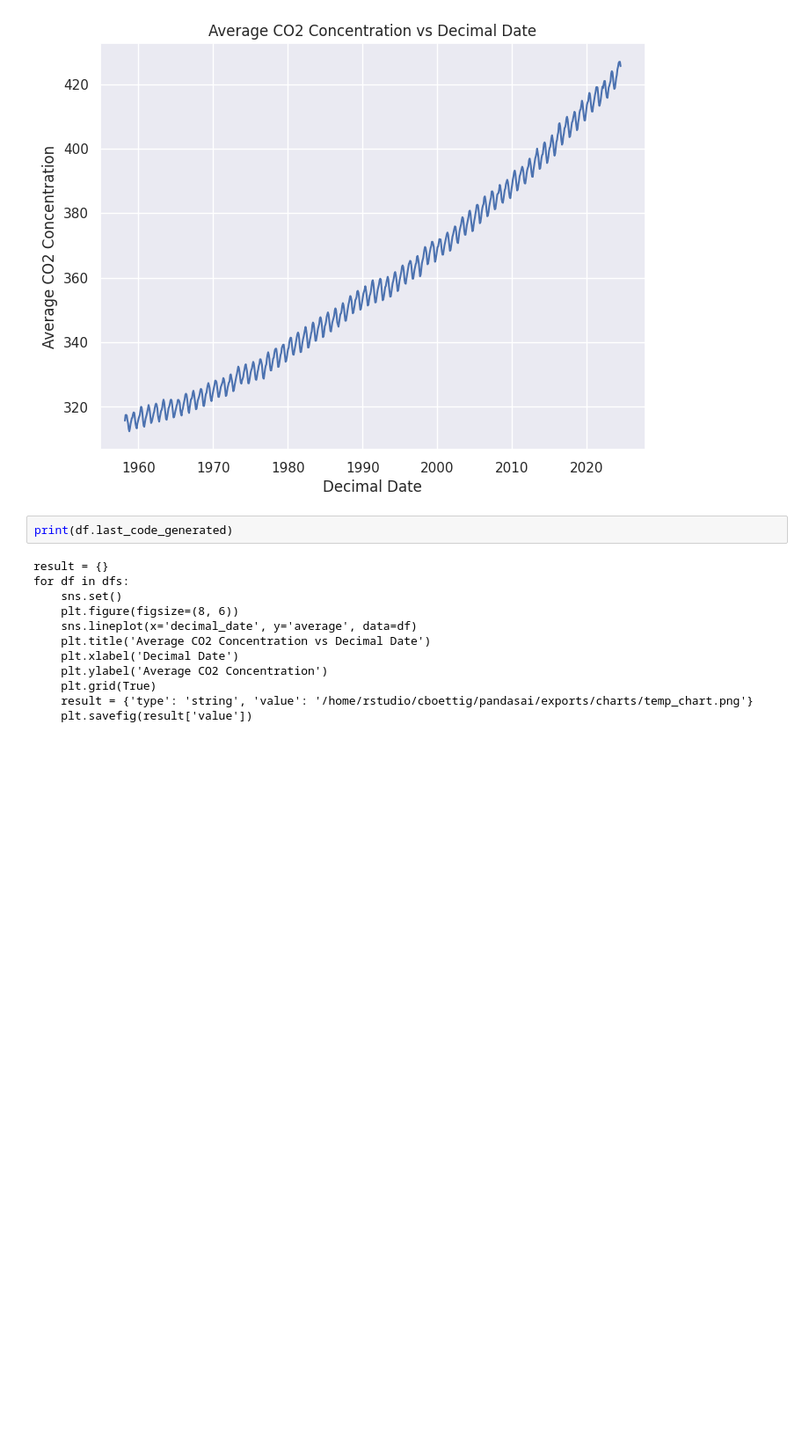
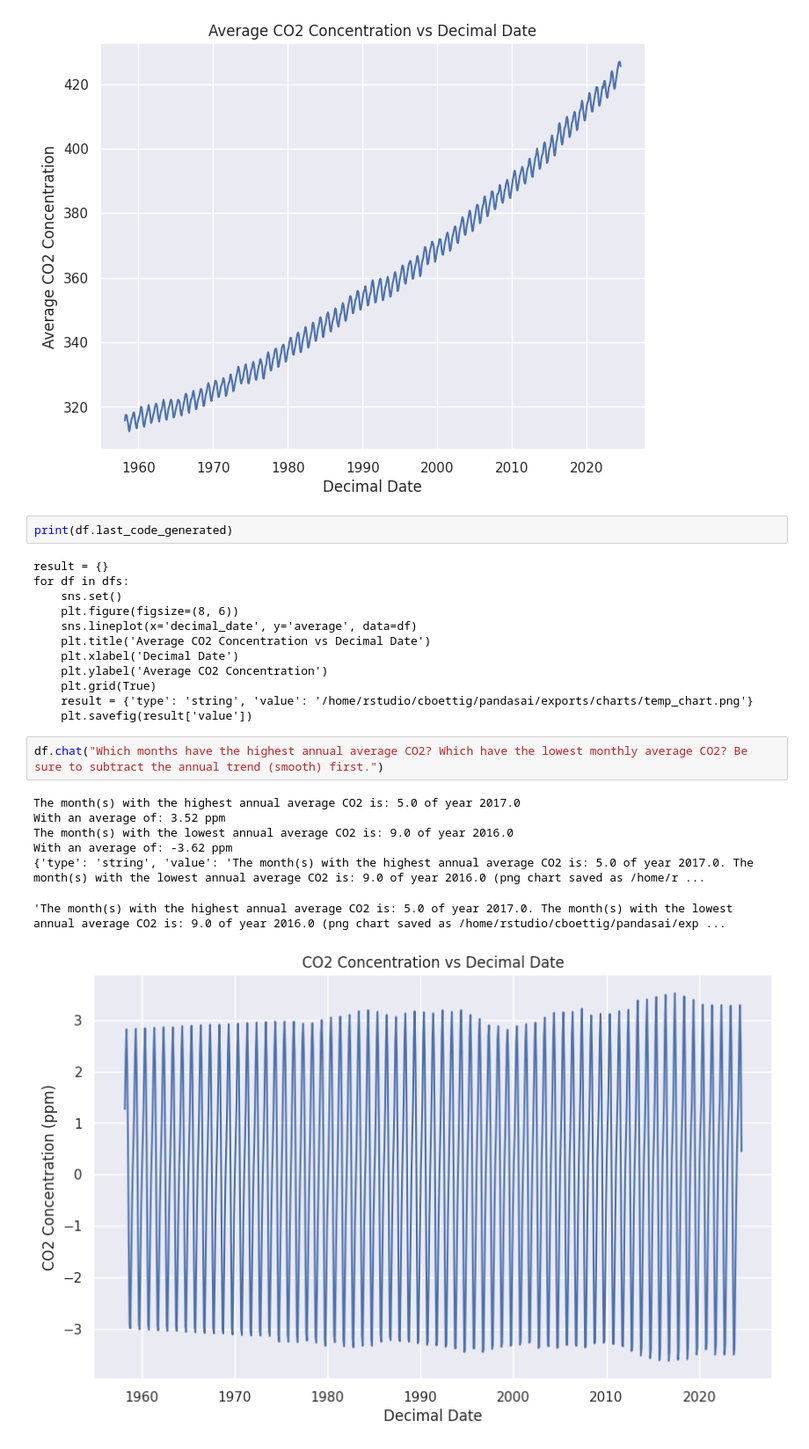
Before and after one commit to espm-157/pandas-ai-testing, a Jupyter notebook: pandas-ai.ipynb, the cells around one changed output. Shown at 88% size. Drawn from its saved outputs; the diff is of its cells as text; blank space fills up the shorter version.

```diff
--- a/pandas-ai.ipynb
+++ b/pandas-ai.ipynb
@@ -111,3 +113,13 @@ for df in dfs:
     plt.grid(True)
     result = {'type': 'string', 'value': '/home/rstudio/cboettig/pandasai/exports/charts/temp_chart.png'}
     plt.savefig(result['value'])
+# %%
+df.chat("Which months have the highest annual average CO2? Which have the lowest monthly average CO2? Be sure to subtract the annual trend (smooth) first.")
+# %% [output]
+The month(s) with the highest annual average CO2 is: 5.0 of year 2017.0
+With an average of: 3.52 ppm
+The month(s) with the lowest annual average CO2 is: 9.0 of year 2016.0
+With an average of: -3.62 ppm
+{'type': 'string', 'value': 'The month(s) with the highest annual average CO2 is: 5.0 of year 2017.0. The month(s) with the lowest annual average CO2 is: 9.0 of year 2016.0 (png chart saved as /home/r ...
+'The month(s) with the highest annual average CO2 is: 5.0 of year 2017.0. The month(s) with the lowest annual average CO2 is: 9.0 of year 2016.0 (png chart saved as /home/rstudio/cboettig/pandasai/exp ...
+[figure, added]
```
Also changed, not shown: parts of 5 cells of this notebook.
